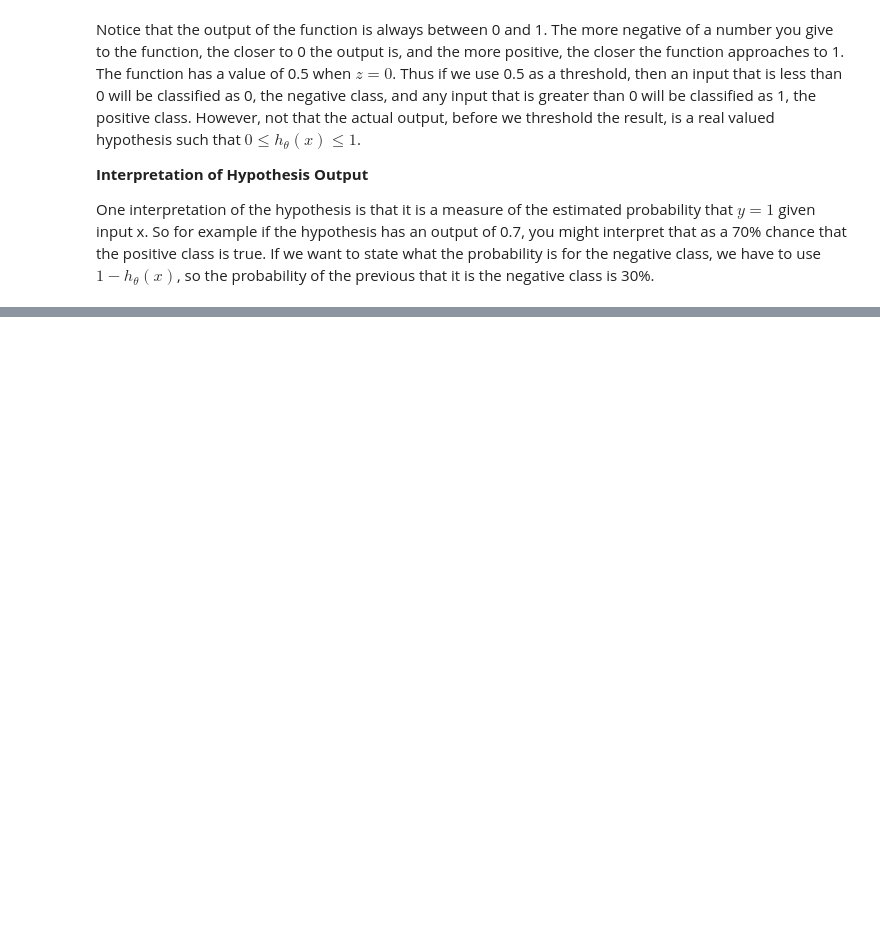
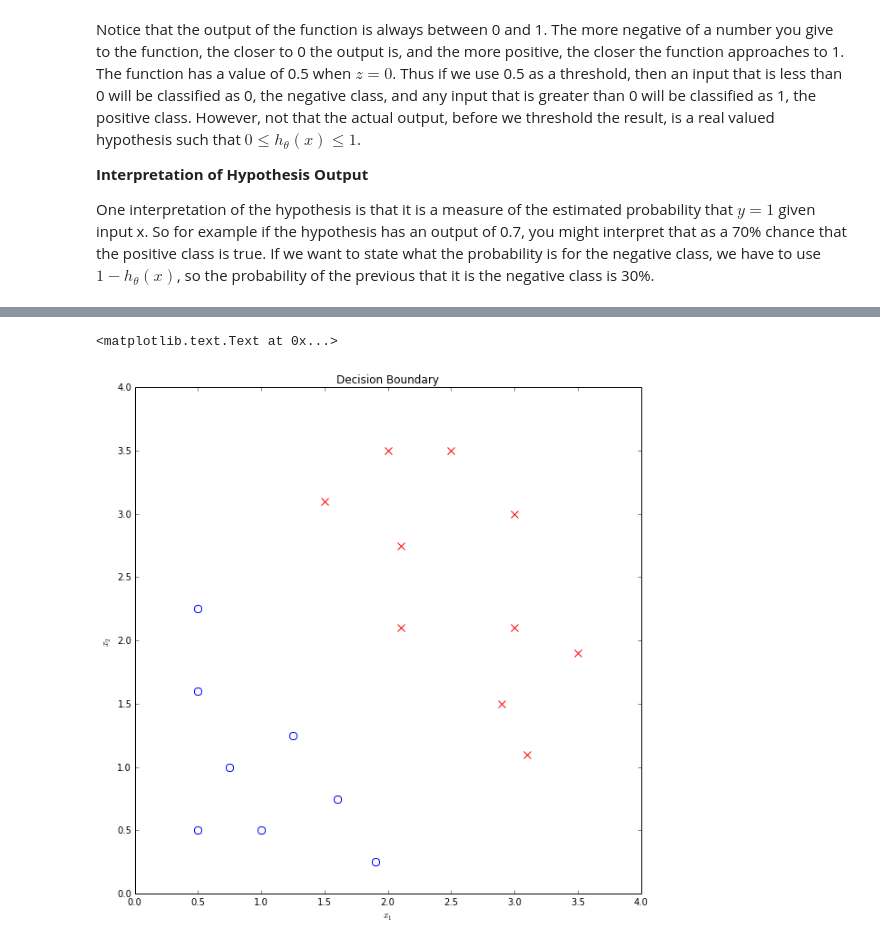
Before and after one commit to tgrasty/CSCI574-Machine-Learning, a Jupyter notebook: Lecture-05-Logistic-Regression-Classification.ipynb, the cells around one changed output, grey strips where cells are left out. Saved outputs shown, nothing was run; the diff lists cells and outputs as text; code cells hidden in the pictures; blank space fills up the shorter version.

```diff
--- a/Lecture-05-Logistic-Regression-Classification.ipynb
+++ b/Lecture-05-Logistic-Regression-Classification.ipynb
@@ -117,0 +131,40 @@ that it is the negative class is 30%.
+# %%
+x = np.array([[0.5, 0.5],
+              [1.0, 0.5],
+              [0.75, 1.0],
+              [1.9, 0.25],
+              [1.6, 0.75],
+              [1.25, 1.25],
+              [0.5, 1.6],
+              [0.5, 2.25],
+              [3.1, 1.1],
+              [2.9, 1.5],
+              [2.1, 2.1],
+              [2.1, 2.75],
+              [1.5, 3.1],
+              [3.5, 1.9],
+              [3.0, 2.1],
+              [3.0, 3.0],
+              [2.0, 3.5],
+              [2.5, 3.5]])
+y = np.array([0, 0, 0, 0, 0, 0, 0, 0, 1, 1, 1, 1, 1, 1, 1, 1, 1, 1])
+
+neg_idx = np.where(y == 0)
+pos_idx = np.where(y == 1)
+
+# plot the example figure
+plt.figure(figsize=(10,10))
+
+# plot the points in our two categories, y=0 and y=1, using markers to indicated
+# the category or output
+plt.plot(x[neg_idx,0], x[neg_idx,1], 'bo', markersize=8, fillstyle='none', markeredgewidth=1)
+plt.plot(x[pos_idx,0], x[pos_idx,1], 'rx', markersize=8, markeredgewidth=1)
+
+# add some labels and titles
+plt.axis([0, 4, 0, 4])
+plt.xlabel('$x_1$')
+plt.ylabel('$x_2$')
+plt.title('Decision Boundary')
+# %% [output]
+<matplotlib.text.Text at 0x...>
+[figure, added]
```
Also changed, not shown: parts of 22 cells of this notebook.
